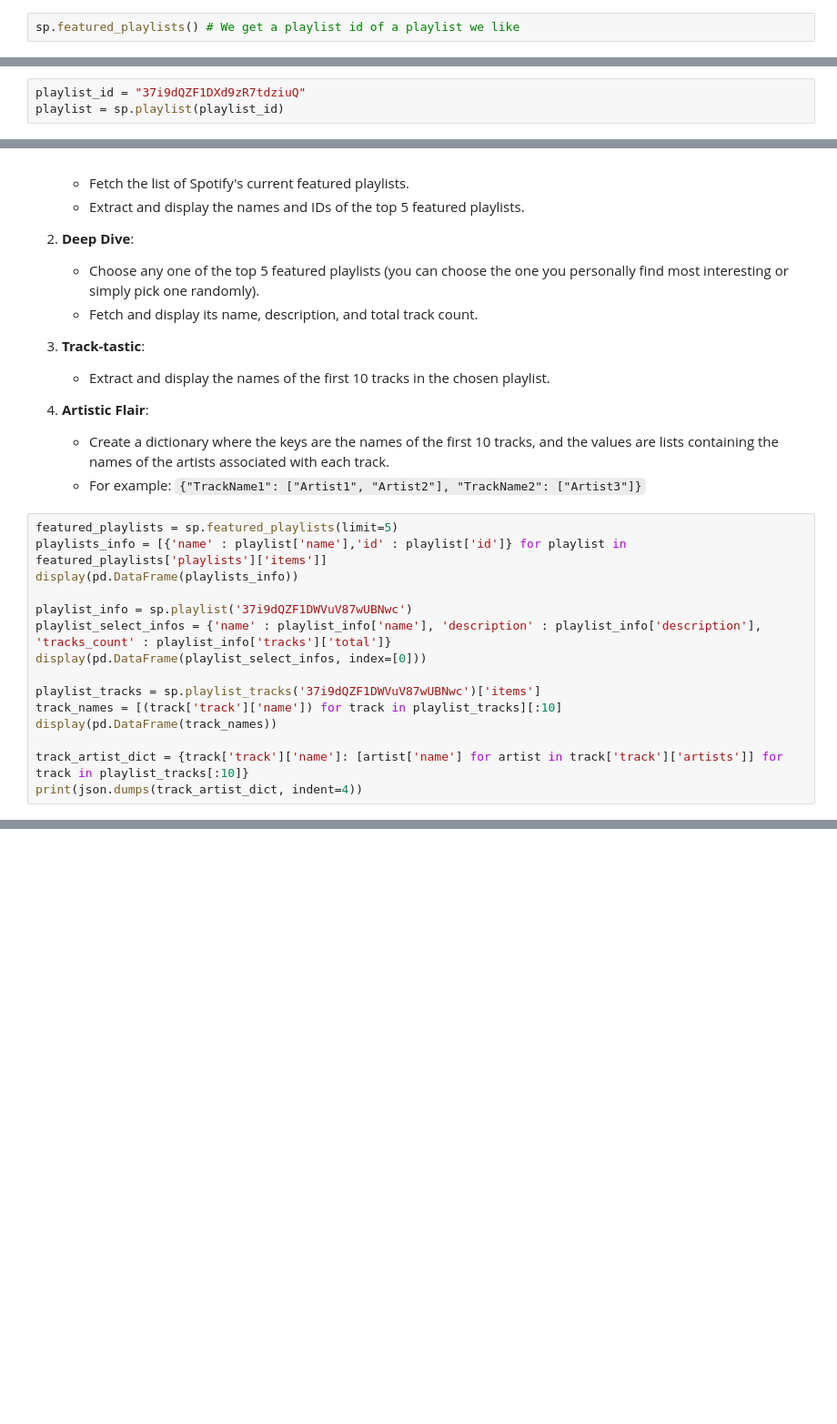
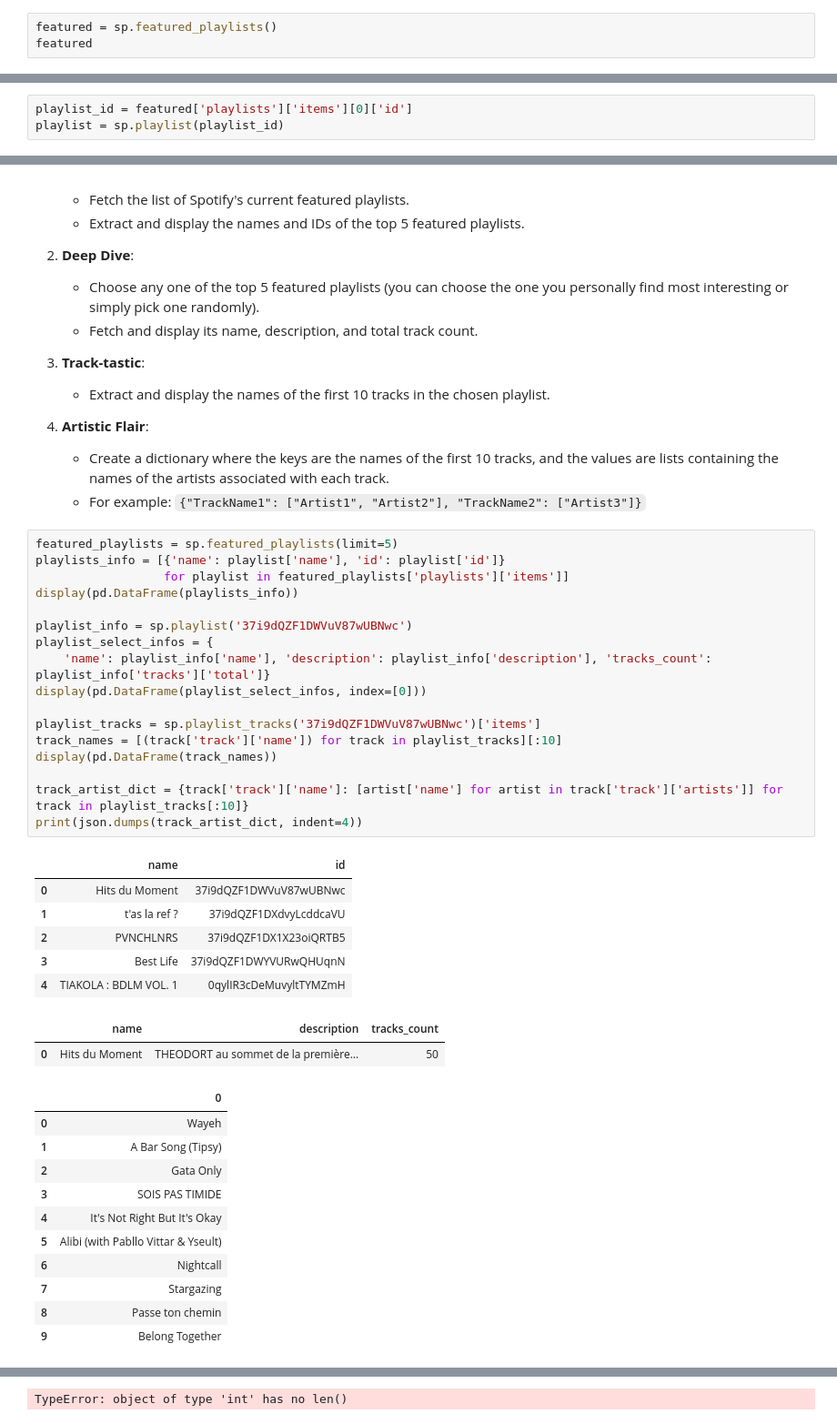
Before and after one commit to jipijipi/lab-apis, a Jupyter notebook: lab-apis.ipynb, the cells around one changed output, grey strips where cells are left out. Shown at 91% size. Drawn from its saved outputs; the diff is of its cells as text; blank space fills up the shorter version.

```diff
--- a/lab-apis.ipynb
+++ b/lab-apis.ipynb
@@ -174,4 +306,5 @@ The `sp.featured_playlists()` method in `spotipy` fetches a list of Spotify's fe
 
 Once you've fetched the featured playlists, you can extract their IDs (and other details).
 # %%
-sp.featured_playlists() # We get a playlist id of a playlist we like
+featured = sp.featured_playlists()
+featured
@@ -181,7 +332,7 @@ To fetch details about a specific playlist, you can use the playlist method. You
 # %% [markdown]
 In this example, we will use the following playlist id: *37i9dQZF1DXd9zR7tdziuQ*
 # %%
-playlist_id = "37i9dQZF1DXd9zR7tdziuQ"
+playlist_id = featured['playlists']['items'][0]['id']
 playlist = sp.playlist(playlist_id)
 # %%
 print(playlist['name'])  # Print the playlist's name
@@ -233,16 +407,38 @@ print(artists_list)
    - For example: `{"TrackName1": ["Artist1", "Artist2"], "TrackName2": ["Artist3"]}`
 # %%
 featured_playlists = sp.featured_playlists(limit=5)
-playlists_info = [{'name' : playlist['name'],'id' : playlist['id']} for playlist in featured_playlists['playlists']['items']]
+playlists_info = [{'name': playlist['name'], 'id': playlist['id']}
+                  for playlist in featured_playlists['playlists']['items']]
 display(pd.DataFrame(playlists_info))
 
 playlist_info = sp.playlist('37i9dQZF1DWVuV87wUBNwc')
-playlist_select_infos = {'name' : playlist_info['name'], 'description' : playlist_info['description'], 'tracks_count' : playlist_info['tracks']['total']}
+playlist_select_infos = {
+    'name': playlist_info['name'], 'description': playlist_info['description'], 'tracks_count': playlist_info['tracks']['total']}
 display(pd.DataFrame(playlist_select_infos, index=[0]))
 
 playlist_tracks = sp.playlist_tracks('37i9dQZF1DWVuV87wUBNwc')['items']
 track_names = [(track['track']['name']) for track in playlist_tracks][:10]
 display(pd.DataFrame(track_names))
 
 track_artist_dict = {track['track']['name']: [artist['name'] for artist in track['track']['artists']] for track in playlist_tracks[:10]}
 print(json.dumps(track_artist_dict, indent=4))
+# %% [output]
+|  | name | id |
+| 0 | Hits du Moment | 37i9dQZF1DWVuV87wUBNwc |
+| 1 | t'as la ref ? | 37i9dQZF1DXdvyLcddcaVU |
+| 2 | PVNCHLNRS | 37i9dQZF1DX1X23oiQRTB5 |
+| 3 | Best Life | 37i9dQZF1DWYVURwQHUqnN |
+| 4 | TIAKOLA : BDLM VOL. 1 | 0qylIR3cDeMuvyltTYMZmH |
+|  | name | description | tracks_count |
+| 0 | Hits du Moment | THEODORT au sommet de la première... | 50 |
+|  | 0 |
+| 0 | Wayeh |
+| 1 | A Bar Song (Tipsy) |
+| 2 | Gata Only |
+| 3 | SOIS PAS TIMIDE |
+| 4 | It's Not Right But It's Okay |
+| 5 | Alibi (with Pabllo Vittar & Yseult) |
+| 6 | Nightcall |
+| 7 | Stargazing |
+| 8 | Passe ton chemin |
+| 9 | Belong Together |
@@ -248,0 +462 @@ print(json.dumps(track_artist_dict, indent=4))
+TypeError: object of type 'int' has no len()
```
Also changed, not shown: parts of 24 cells of this notebook, 1 other file.
